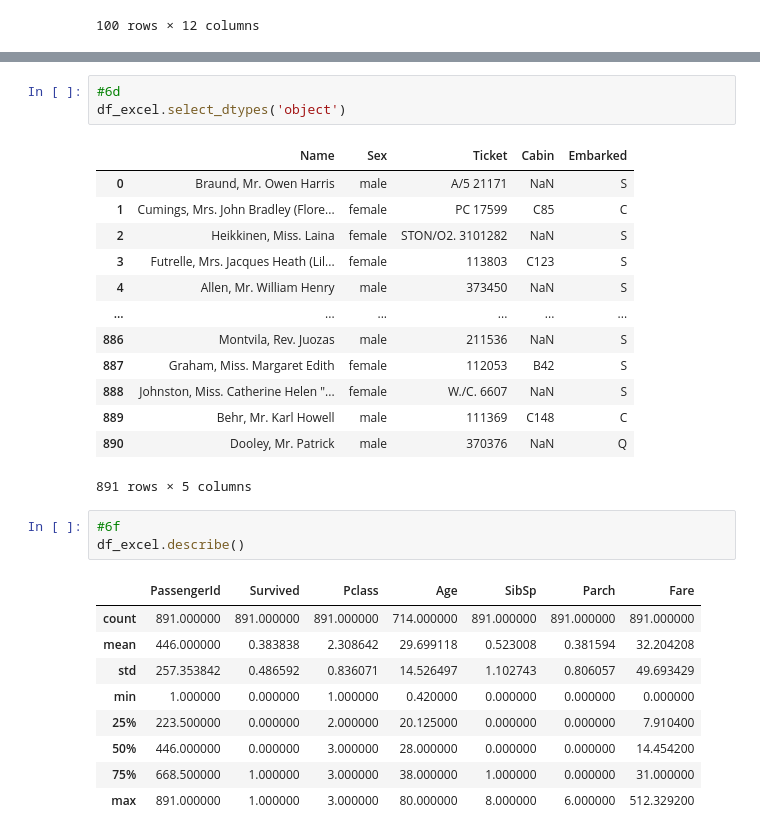
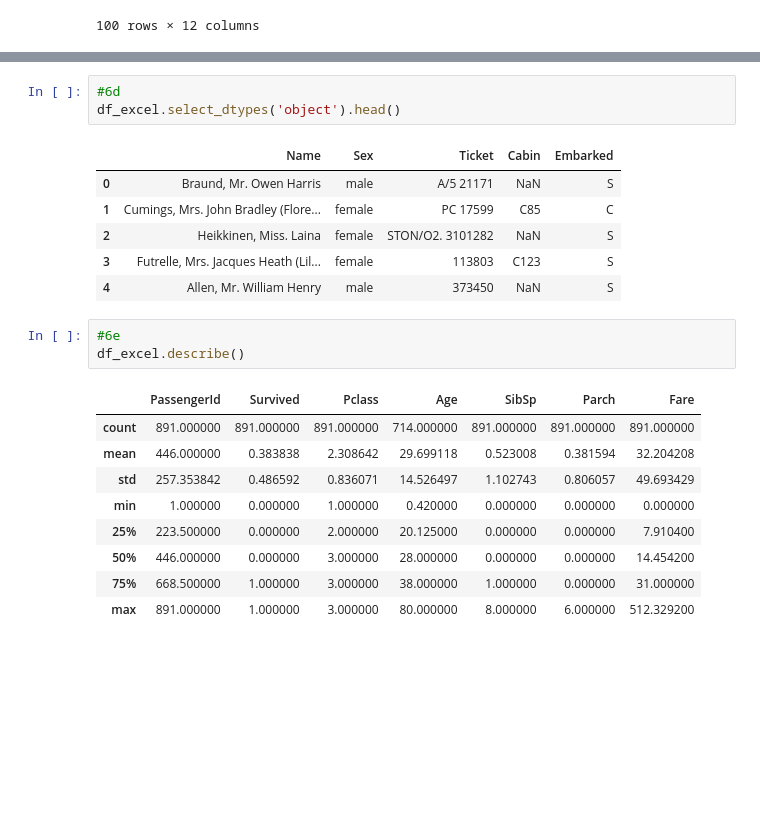
Before and after one commit to Chellyann-moreno/classification-exercises, a Jupyter notebook: classification_exercises.ipynb, the cells around one changed output, grey strips where cells are left out. Saved outputs shown, nothing was run; the diff lists cells and outputs as text; blank space fills up the shorter version.

```diff
--- a/classification_exercises.ipynb
+++ b/classification_exercises.ipynb
@@ -246,22 +245,15 @@ df_excel.head(5)
 # %%
 #6d
-df_excel.select_dtypes('object')
+df_excel.select_dtypes('object').head()
 # %% [output]
 |  | Name | Sex | Ticket | Cabin | Embarked |
 | 0 | Braund, Mr. Owen Harris | male | A/5 21171 | NaN | S |
 | 1 | Cumings, Mrs. John Bradley (Flore... | female | PC 17599 | C85 | C |
 | 2 | Heikkinen, Miss. Laina | female | STON/O2. 3101282 | NaN | S |
 | 3 | Futrelle, Mrs. Jacques Heath (Lil... | female | 113803 | C123 | S |
 | 4 | Allen, Mr. William Henry | male | 373450 | NaN | S |
-| ... | ... | ... | ... | ... | ... |
-| 886 | Montvila, Rev. Juozas | male | 211536 | NaN | S |
-| 887 | Graham, Miss. Margaret Edith | female | 112053 | B42 | S |
-| 888 | Johnston, Miss. Catherine Helen "... | female | W./C. 6607 | NaN | S |
-| 889 | Behr, Mr. Karl Howell | male | 111369 | C148 | C |
-| 890 | Dooley, Mr. Patrick | male | 370376 | NaN | Q |
-891 rows × 5 columns
 # %%
-#6f
+#6e
 df_excel.describe()
 # %% [output]
 |  | PassengerId | Survived | Pclass | Age | SibSp | Parch | Fare |
```
Also changed, not shown: parts of 8 cells of this notebook.
